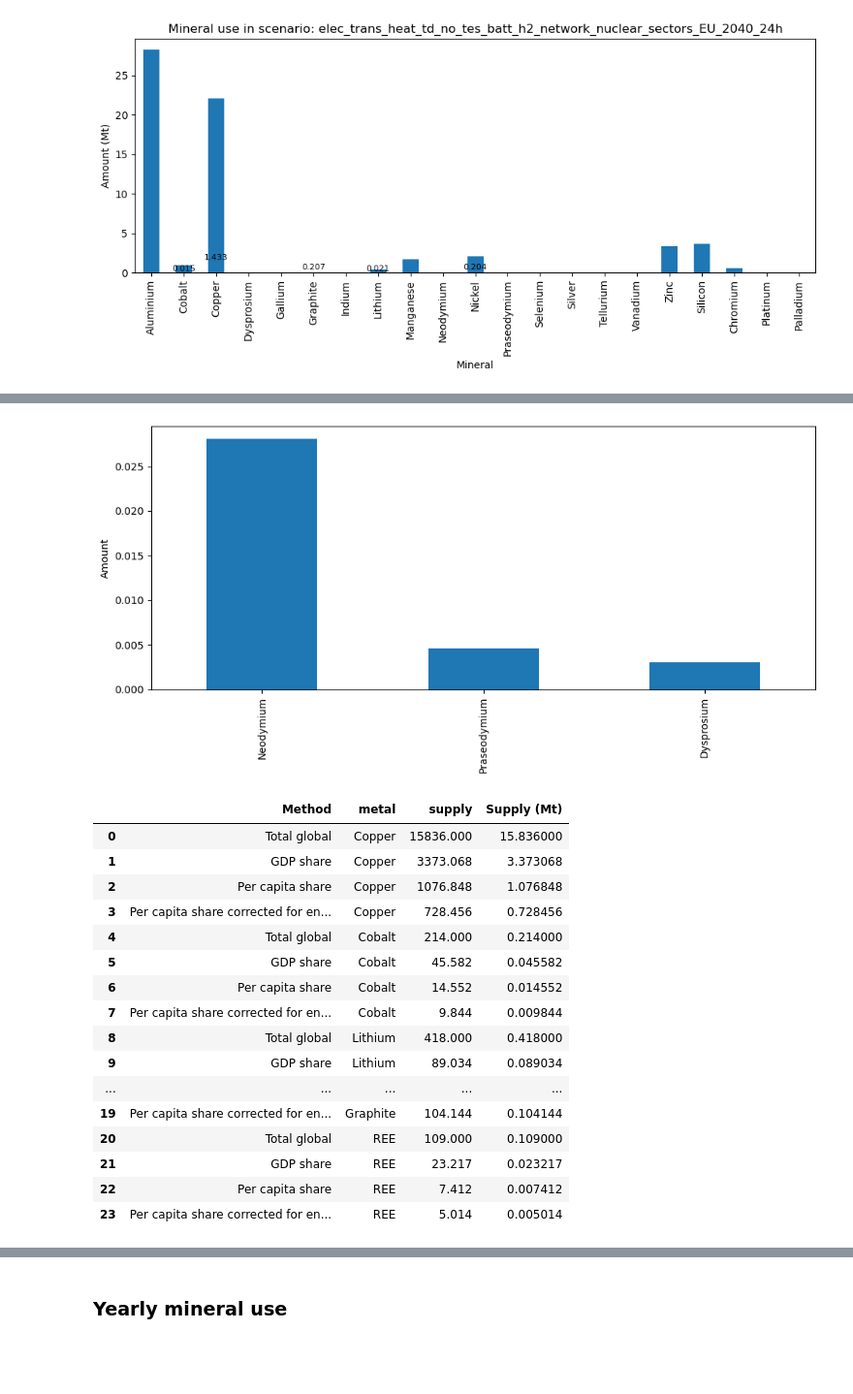
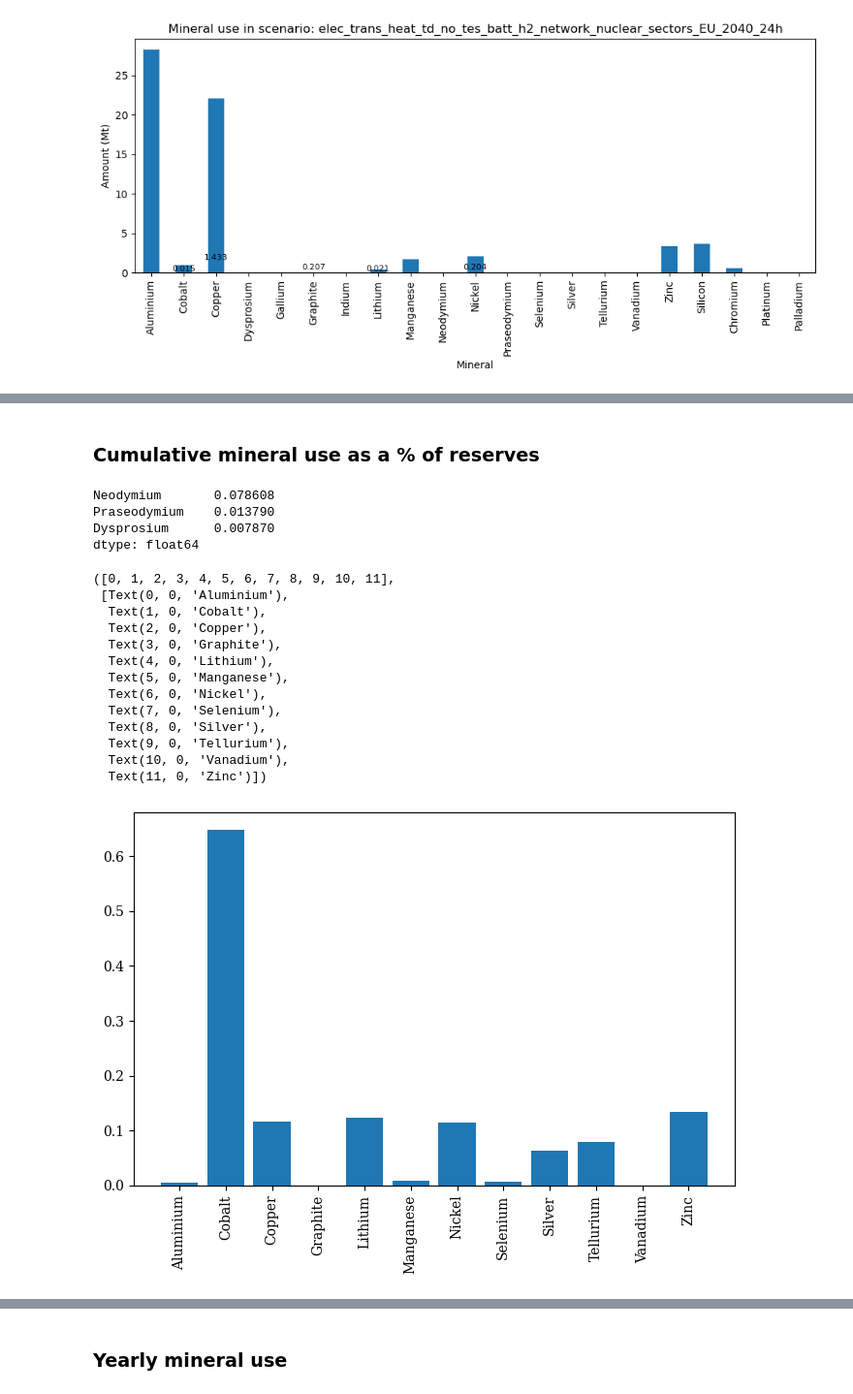
Before and after one commit to ayshaC/pypsa-eur, a Jupyter notebook: analysis/mineral_analysis.ipynb, the cells around one changed output, grey strips where cells are left out. Shown at 97% size. Drawn from its saved outputs; the diff is of its cells as text; code cells hidden in the pictures; blank space fills up the shorter version.

```diff
--- a/analysis/mineral_analysis.ipynb
+++ b/analysis/mineral_analysis.ipynb
@@ -2132,33 +2550,47 @@ plt.show()
-# %%
-network_key = sample
-df_merged, totals_Mt = compute_mineral_usage(network_key, n, rare_earths, mineral_intensities, tech_scenarios)
-
-
-# s = expanded_capacities[minerals].sum()   # example Series, index = mineral names
-ax = totals_Mt.plot.bar(figsize=(10,5), color="C0")
-ax.set_ylabel("Amount (Mt)")        # change units/label as needed
-ax.set_xlabel("")              # remove x-label if redundant
-plt.tight_layout()
-plt.show()
-# %% [output]
-[figure, removed]
-# %%
-mineral_alloc_tidy
-# %% [output]
-|  | Method | metal | supply | Supply (Mt) |
-| 0 | Total global | Copper | 15836.000 | 15.836000 |
-| 1 | GDP share | Copper | 3373.068 | 3.373068 |
-| 2 | Per capita share | Copper | 1076.848 | 1.076848 |
-| 3 | Per capita share corrected for en... | Copper | 728.456 | 0.728456 |
-| 4 | Total global | Cobalt | 214.000 | 0.214000 |
-| 5 | GDP share | Cobalt | 45.582 | 0.045582 |
-| 6 | Per capita share | Cobalt | 14.552 | 0.014552 |
-| 7 | Per capita share corrected for en... | Cobalt | 9.844 | 0.009844 |
-| 8 | Total global | Lithium | 418.000 | 0.418000 |
-| 9 | GDP share | Lithium | 89.034 | 0.089034 |
-| ... | ... | ... | ... | ... |
-| 19 | Per capita share corrected for en... | Graphite | 104.144 | 0.104144 |
-| 20 | Total global | REE | 109.000 | 0.109000 |
-| 21 | GDP share | REE | 23.217 | 0.023217 |
-| 22 | Per capita share | REE | 7.412 | 0.007412 |
-| 23 | Per capita share corrected for en... | REE | 5.014 | 0.005014 |
+# %% [markdown]
+### Cumulative mineral use as a % of reserves
+# %%
+totals_Mt
+# %% [output]
+Neodymium       0.078608
+Praseodymium    0.013790
+Dysprosium      0.007870
+dtype: float64
+# %%
+# start with cumulative energy-only supply compared to reserves
+network_key = sample_new_2h_2050
+df_merged, totals_Mt = compute_mineral_usage(network_key, n, all_minerals, "Market share current", mineral_intensities, tech_scenarios)
+
+demand_df = totals_Mt.reset_index()
+demand_df.columns = ['Mineral', 'Demand (Mt)']
+reserves = mineral_avail[mineral_avail['Estimate method']=="Reserves"]
+merged = pd.merge(reserves,
+                  demand_df,
+                  on='Mineral',
+                  how='outer')
+merged["GDP-allocated reserves"] =merged["Value (Mt)"] * mineral_alloc_factors["GDP share"]
+
+merged["Eur transition demand per total reserves"] = merged["Demand (Mt)"]/merged["Value (Mt)"]
+merged["Eur transition demand per total allocated reserves"] = merged["Demand (Mt)"]/merged["GDP-allocated reserves"]
+
+fig, ax = plt.subplots(figsize=(8, 5))
+
+to_plot = merged[(~merged["Value (Mt)"].isna()) & (~merged["Demand (Mt)"].isna())]
+# to_plot
+ax.bar(to_plot["Mineral"], to_plot["Eur transition demand per total allocated reserves"])
+plt.xticks(rotation=90)
+# %% [output]
+([0, 1, 2, 3, 4, 5, 6, 7, 8, 9, 10, 11],
+ [Text(0, 0, 'Aluminium'),
+  Text(1, 0, 'Cobalt'),
+  Text(2, 0, 'Copper'),
+  Text(3, 0, 'Graphite'),
+  Text(4, 0, 'Lithium'),
+  Text(5, 0, 'Manganese'),
+  Text(6, 0, 'Nickel'),
+  Text(7, 0, 'Selenium'),
+  Text(8, 0, 'Silver'),
+  Text(9, 0, 'Tellurium'),
+  Text(10, 0, 'Vanadium'),
+  Text(11, 0, 'Zinc')])
+[figure, added]
```
Also changed, not shown: parts of 62 cells of this notebook.
